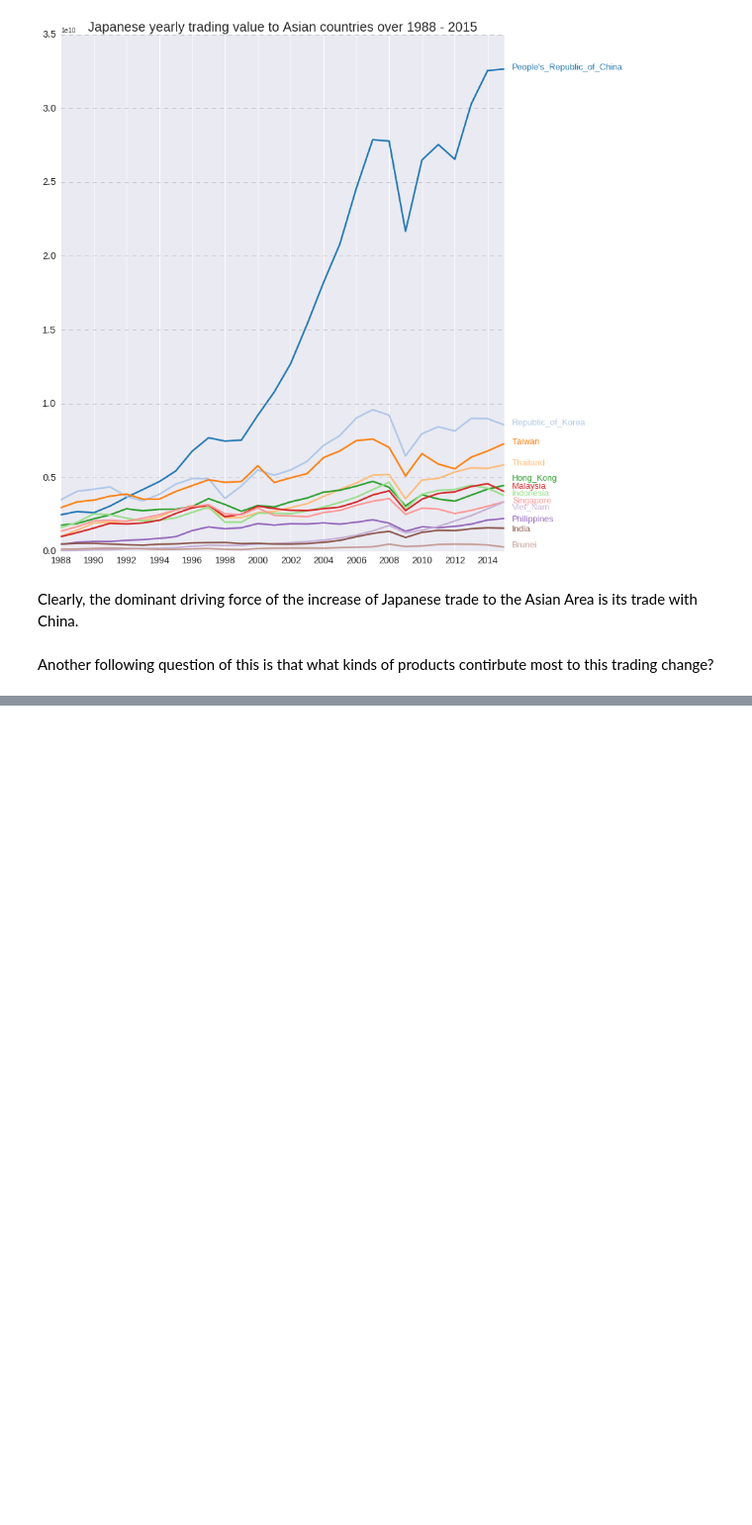
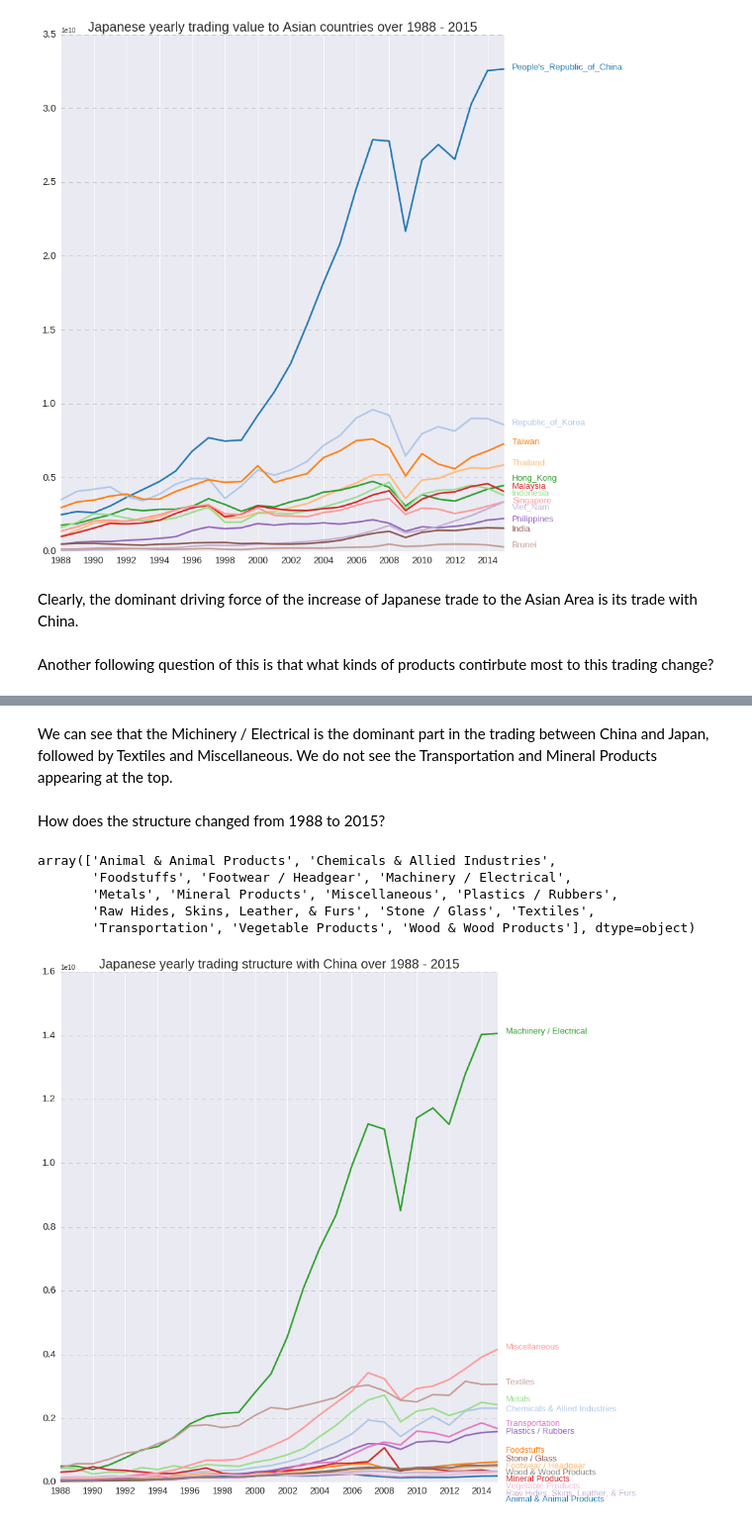
Before and after one commit to hncpr1992/Japan_Trade_Analysis, a Jupyter notebook: dataExplore.ipynb, the cells around one changed output, grey strips where cells are left out. Shown: that part at 99% size. Saved outputs shown, nothing was run; the diff lists cells and outputs as text; code cells hidden in the pictures; blank space fills up the shorter version.

Commit message:
update dataExplore

```diff
--- a/dataExplore.ipynb
+++ b/dataExplore.ipynb
@@ -351,0 +389,3 @@ Another following question of this is that what kinds of products contirbute mos
+# %%
+# hs2 code translation
+year_data["goods"] = year_data["hs2"].apply(rule)
@@ -351,0 +426,4 @@ Another following question of this is that what kinds of products contirbute mos
+# %%
+china_data = year_data.ix[year_data.Country_eng=="People's_Republic_of_China",:]
+china_sum = china_data.groupby("goods")["VY"].sum().reset_index().sort_values(by="VY", ascending=False)
+china_sum["ratio"] = china_sum["VY"]/china_sum["VY"].sum()
@@ -351,0 +449,46 @@ Another following question of this is that what kinds of products contirbute mos
+# %% [markdown]
+We can see that the Michinery / Electrical is the dominant part in the trading between China and Japan, followed by Textiles and Miscellaneous. We do not see the Transportation and Mineral Products appearing at the top.
+# %% [markdown]
+How does the structure changed from 1988 to 2015?
+# %%
+china_year= china_data.groupby(["Year","goods"])["VY"].sum().reset_index()
+goods_list = np.unique(china_year["goods"])
+# %%
+goods_list
+# %% [output]
+array(['Animal & Animal Products', 'Chemicals & Allied Industries',
+       'Foodstuffs', 'Footwear / Headgear', 'Machinery / Electrical',
+       'Metals', 'Mineral Products', 'Miscellaneous', 'Plastics / Rubbers',
+       'Raw Hides, Skins, Leather, & Furs', 'Stone / Glass', 'Textiles',
+       'Transportation', 'Vegetable Products', 'Wood & Wood Products'], dtype=object)
+# %%
+goods_offset = {'Animal & Animal Products':-0.08, 'Chemicals & Allied Industries':-0.01,
+       'Foodstuffs':0.03, 'Footwear / Headgear':-0.005, 'Machinery / Electrical':0,
+       'Metals':0.01, 'Mineral Products':-0.03, 'Miscellaneous':0, 'Plastics / Rubbers':-0.005,
+       'Raw Hides, Skins, Leather, & Furs':-0.075, 'Stone / Glass':0.013, 'Textiles':0,
+       'Transportation':0.01, 'Vegetable Products':-0.05, 'Wood & Wood Products':-0.03}
+# %%
+# These are the colors that will be used in the plot
+fig, ax = plt.subplots(1, 1, figsize=(12, 14));
+for rank, good in enumerate(goods_list):
+    goodsplot = china_year.ix[china_year.goods==good,:]
+    plt.plot(goodsplot.Year,
+                    goodsplot.VY,
+                    lw=2.5,
+                    color=color_sequence[rank])
+    y_pos = goodsplot["VY"].tail(1) + goods_offset[good]*10**10
+    plt.text(2015.5, y_pos, good, fontsize=13, color=color_sequence[rank])
+ax.spines['top'].set_visible(False)
+ax.spines['bottom'].set_visible(False)
+ax.spines['right'].set_visible(False)
+ax.spines['left'].set_visible(False)
+ax.get_xaxis().tick_bottom()
+ax.get_yaxis().tick_left()
+ax.tick_params(axis='y', labelsize=15)
+plt.xlim([1988,2015]);
+plt.xticks(range(1988, 2015, 2), fontsize=14);
+plt.grid(True, 'major', 'y', ls='--', lw=.5, c='k', alpha=.3);
+plt.title("Japanese yearly trading structure with China over 1988 - 2015", size=20);
+fig.savefig('jap_china_trade.png')
+# %% [output]
+[figure, added]
```
Also changed, not shown: parts of 15 cells of this notebook.
